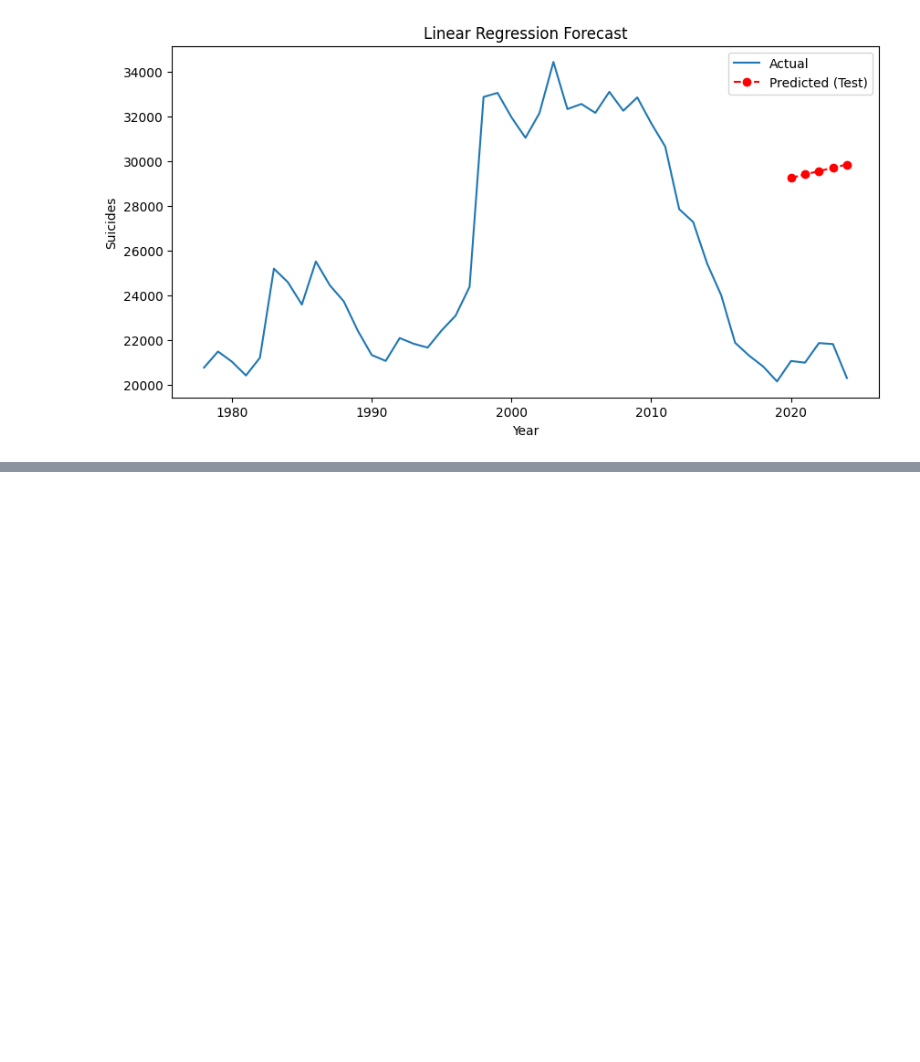
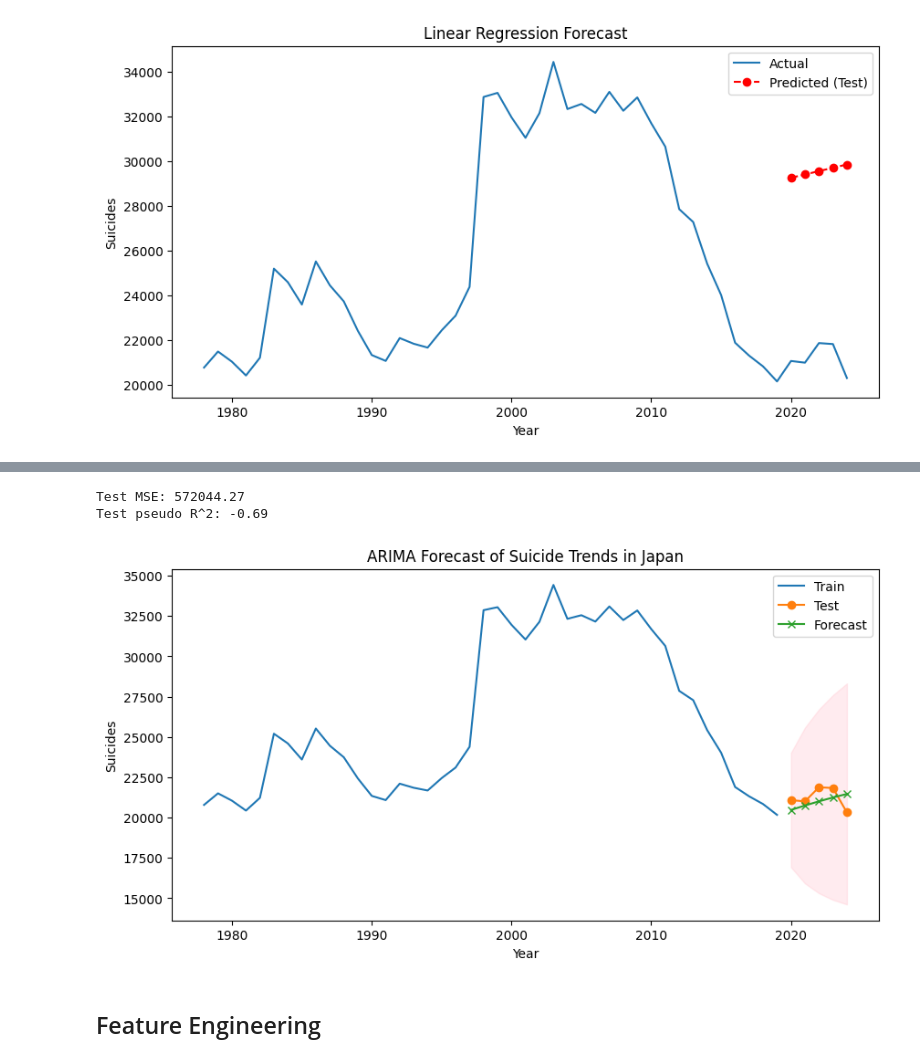
Before and after one commit to YuriyaJP/Public-Health-Data-Engineering-Project-Japan-Suicide-Statistics-Pipeline, a Jupyter notebook: src/ml/time_series_forecast.ipynb, the cells around one changed output, grey strips where cells are left out. Saved outputs shown, nothing was run; the diff lists cells and outputs as text; code cells hidden in the pictures; blank space fills up the shorter version.

```diff
--- a/src/ml/time_series_forecast.ipynb
+++ b/src/ml/time_series_forecast.ipynb
@@ -87,0 +136,57 @@ plt.show()
+# %%
+# 1. Imports
+import pandas as pd
+import numpy as np
+from pmdarima import auto_arima
+from sklearn.metrics import mean_squared_error, r2_score
+import matplotlib.pyplot as plt
+
+# 2. Load dataset
+df = pd.read_csv("../../data_clean/gender_cleaned.csv")
+df = df[['year', '自殺者_総数']].dropna()
+
+# 3. Set year as index (numeric or datetime)
+df['year'] = df['year'].astype(int)  # ensure numeric
+df.set_index('year', inplace=True)
+
+# 4. Split into train/test
+train = df.iloc[:-5]  # all except last 5 years
+test = df.iloc[-5:]   # last 5 years
+
+# 5. Fit ARIMA using auto_arima
+arima_model = auto_arima(
+    train['自殺者_総数'],
+    seasonal=False,        # no yearly seasonality for now
+    stepwise=True,
+    suppress_warnings=True
+)
+
+# 6. Forecast for test period
+n_periods = len(test)
+forecast, conf_int = arima_model.predict(n_periods=n_periods, return_conf_int=True)
+
+# 7. Evaluate performance
+mse = mean_squared_error(test['自殺者_総数'], forecast)
+print(f"Test MSE: {mse:.2f}")
+
+# Optional: compute pseudo R^2 for time series
+r2 = 1 - mse/np.var(test['自殺者_総数'])
+print(f"Test pseudo R^2: {r2:.2f}")
+
+# 8. Plot
+plt.figure(figsize=(10,5))
+plt.plot(train.index, train['自殺者_総数'], label='Train')
+plt.plot(test.index, test['自殺者_総数'], label='Test', marker='o')
+plt.plot(test.index, forecast, label='Forecast', marker='x')
+plt.fill_between(test.index, conf_int[:,0], conf_int[:,1], color='pink', alpha=0.3)
+plt.xlabel('Year')
+plt.ylabel('Suicides')
+plt.title('ARIMA Forecast of Suicide Trends in Japan')
+plt.legend()
+plt.show()
+# %% [output]
+Test MSE: 572044.27
+Test pseudo R^2: -0.69
+[figure, added]
+# %% [markdown]
+## Feature Engineering
```
Also changed, not shown: parts of 19 cells of this notebook.
